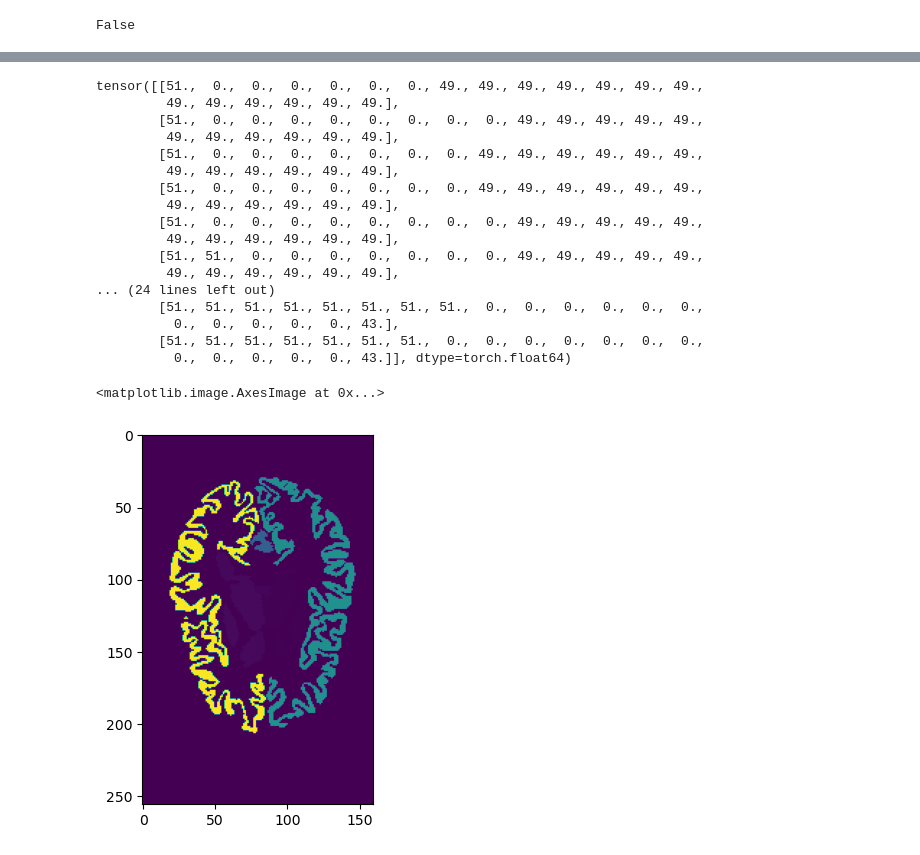
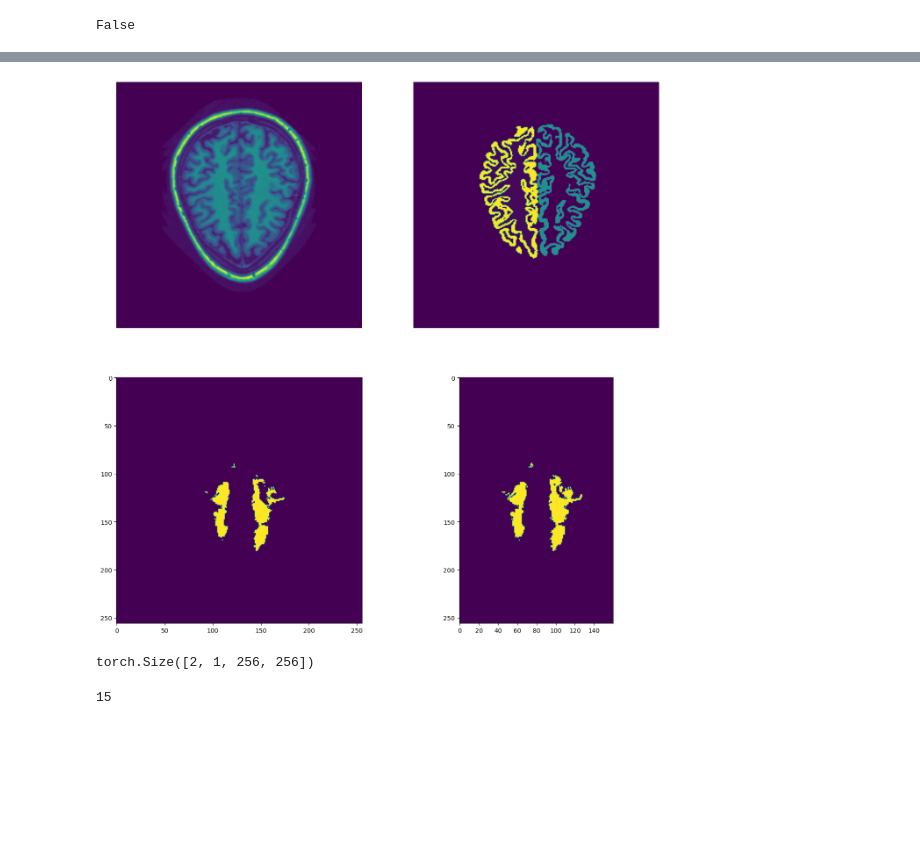
Before and after one commit to vinzenzuhr/Diffusion_Lesions, a Jupyter notebook: 05_Implementation/Jupyter notebooks/lesion_filling_conditioned_lesions/lesion_filling_conditioned_lesions.ipynb, the cells around one changed output, grey strips where cells are left out. Cells and saved outputs as stored; diff of their text form; code cells hidden in the pictures; blank space fills up the shorter version.

Commit message:
Integrate masks in Datasets

```diff
--- a/05_Implementation/Jupyter notebooks/lesion_filling_conditioned_lesions/lesion_filling_conditioned_lesions.ipynb
+++ b/05_Implementation/Jupyter notebooks/lesion_filling_conditioned_lesions/lesion_filling_conditioned_lesions.ipynb
@@ -617,6 +617,12 @@ config = TrainingConfig()
 # %%
 import sys
 sys.path.insert(1, '../python_modules')
+
+from torch.utils.data import DataLoader
+
+# create dataloader function, which is executed inside the training loop (necessary because of huggingface accelerate)
+def get_dataloader(dataset, batch_size, shuffle, num_workers=4):
+    return DataLoader(dataset, batch_size=batch_size, shuffle=shuffle, num_workers=num_workers)
 # %%
 #setup huggingface accelerate
 import torch
@@ -640,8 +648,4 @@ eval_dataloader = get_dataloader(dataset = datasetEvaluation, batch_size = confi
 batch = next(iter(eval_dataloader))
 clean_images = batch["gt_image"]
 masks = batch["mask"]
-
-# Ristrict masks to white matter regions
 segmentations = batch["segm"]
-binary_white_matter_segm = np.logical_or(segmentations==41, segmentations==2)
-masks = binary_white_matter_segm * masks
@@ -655,26 +652,11 @@ plt.imshow((clean_images[0].squeeze()+1)/2)
-# %%
-segmentations[0, 120:140, 60:80]
-# %% [output]
-tensor([[51.,  0.,  0.,  0.,  0.,  0.,  0., 49., 49., 49., 49., 49., 49., 49.,
-         49., 49., 49., 49., 49., 49.],
-        [51.,  0.,  0.,  0.,  0.,  0.,  0.,  0.,  0., 49., 49., 49., 49., 49.,
-         49., 49., 49., 49., 49., 49.],
-        [51.,  0.,  0.,  0.,  0.,  0.,  0.,  0., 49., 49., 49., 49., 49., 49.,
-         49., 49., 49., 49., 49., 49.],
-        [51.,  0.,  0.,  0.,  0.,  0.,  0.,  0., 49., 49., 49., 49., 49., 49.,
-         49., 49., 49., 49., 49., 49.],
-        [51.,  0.,  0.,  0.,  0.,  0.,  0.,  0.,  0., 49., 49., 49., 49., 49.,
-         49., 49., 49., 49., 49., 49.],
-        [51., 51.,  0.,  0.,  0.,  0.,  0.,  0.,  0., 49., 49., 49., 49., 49.,
-         49., 49., 49., 49., 49., 49.],
-... (24 lines left out)
-        [51., 51., 51., 51., 51., 51., 51., 51.,  0.,  0.,  0.,  0.,  0.,  0.,
-          0.,  0.,  0.,  0.,  0., 43.],
-        [51., 51., 51., 51., 51., 51., 51.,  0.,  0.,  0.,  0.,  0.,  0.,  0.,
-          0.,  0.,  0.,  0.,  0., 43.]], dtype=torch.float64)
-# %%
-from matplotlib import pyplot as plt
-plt.imshow(segmentations[1])
-# %% [output]
-<matplotlib.image.AxesImage at 0x...>
-[figure, removed]
+# %%
+fig, axis = plt.subplots(2,2,figsize=(16,16))
+axis[0,0].imshow((clean_images.squeeze()[:,179,:]+1)/2)
+axis[0,0].set_axis_off()
+axis[0,1].imshow(segmentations.squeeze()[:,179,:])
+axis[0,1].set_axis_off()
+axis[1,0].imshow(masks.squeeze()[:,179,:])
+axis[1,1].imshow(original_masks.squeeze()[:,179,:])
+fig.show()
+# %% [output]
+[figure, added]
@@ -680,0 +679,8 @@ plt.imshow(segmentations[1])
+# %%
+masks.shape
+# %% [output]
+torch.Size([2, 1, 256, 256])
+# %%
+print(len(object_labels))
+# %% [output]
+15
```
Also changed, not shown: parts of 6 cells of this notebook, 3 other files.
